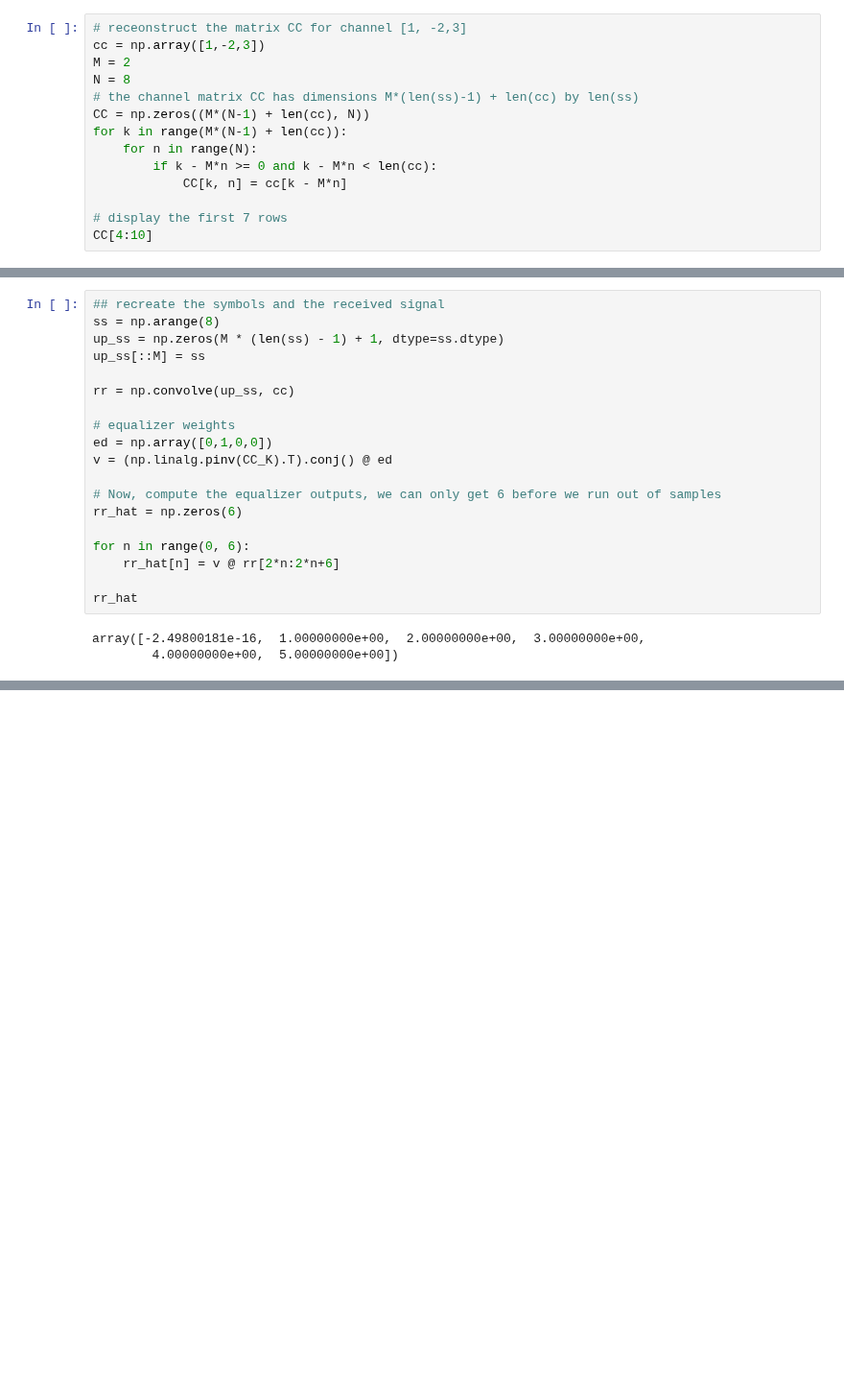
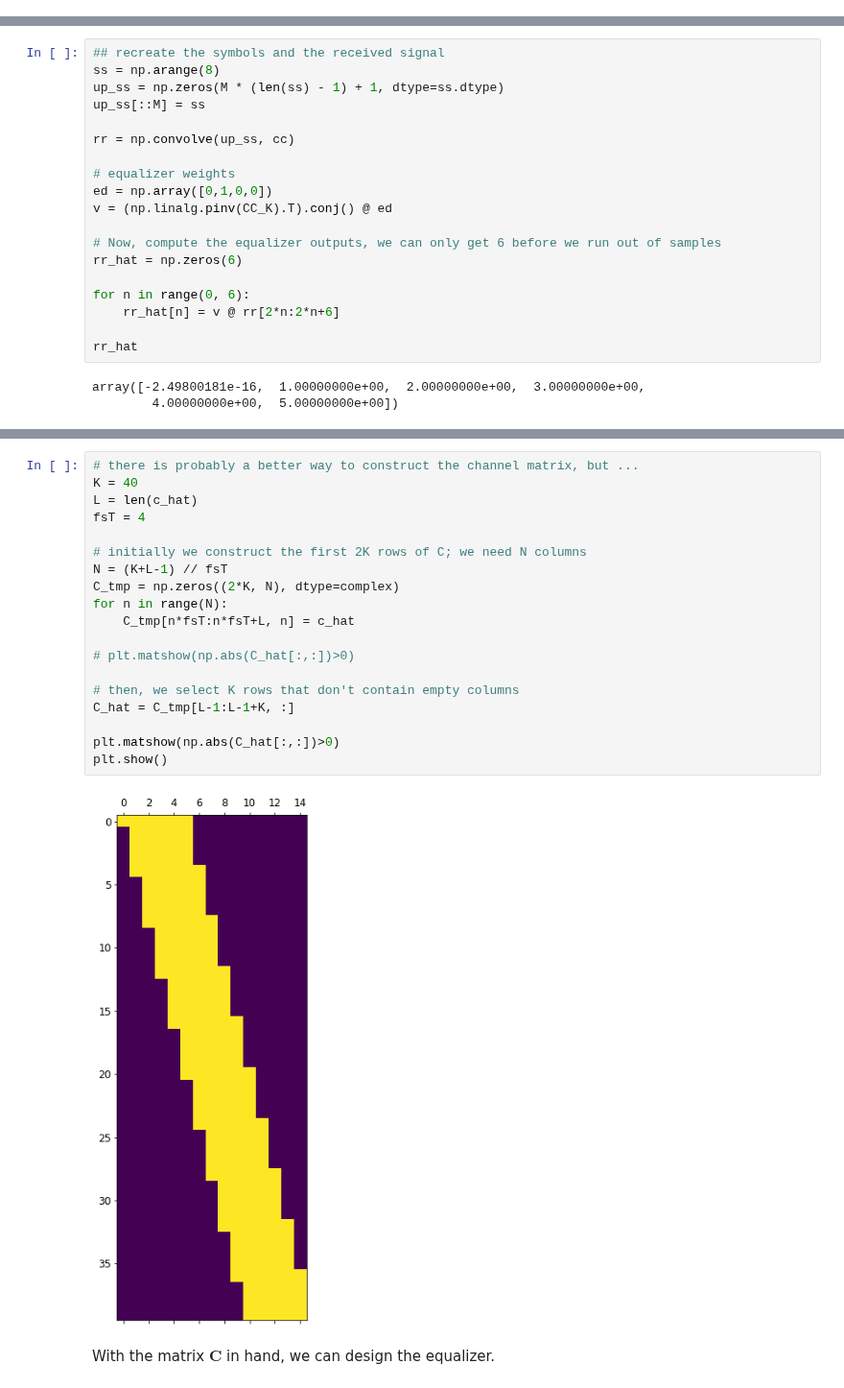
Before and after one commit to bepepa/digital_comms, a Jupyter notebook: 080_equalization.ipynb, the cells around one changed output, grey strips where cells are left out. Shown at 96% size. Saved outputs shown, nothing was run; the diff lists cells and outputs as text; blank space fills up the shorter version.

```diff
--- a/080_equalization.ipynb
+++ b/080_equalization.ipynb
@@ -496,14 +497,0 @@ are computed below.
-# %%
-# receonstruct the matrix CC for channel [1, -2,3]
-cc = np.array([1,-2,3])
-M = 2
-N = 8
-# the channel matrix CC has dimensions M*(len(ss)-1) + len(cc) by len(ss)
-CC = np.zeros((M*(N-1) + len(cc), N))
-for k in range(M*(N-1) + len(cc)):
-    for n in range(N):
-        if k - M*n >= 0 and k - M*n < len(cc):
-            CC[k, n] = cc[k - M*n]
-
-# display the first 7 rows
-CC[4:10]
@@ -611,0 +652,23 @@ array([-2.49800181e-16,  1.00000000e+00,  2.00000000e+00,  3.00000000e+00,
+# %%
+# there is probably a better way to construct the channel matrix, but ...
+K = 40
+L = len(c_hat)
+fsT = 4
+
+# initially we construct the first 2K rows of C; we need N columns
+N = (K+L-1) // fsT
+C_tmp = np.zeros((2*K, N), dtype=complex)
+for n in range(N):
+    C_tmp[n*fsT:n*fsT+L, n] = c_hat
+
+# plt.matshow(np.abs(C_hat[:,:])>0)
+
+# then, we select K rows that don't contain empty columns
+C_hat = C_tmp[L-1:L-1+K, :]
+
+plt.matshow(np.abs(C_hat[:,:])>0)
+plt.show()
+# %% [output]
+[figure, added]
+# %% [markdown]
+With the matrix $\mathbf{C}$ in hand, we can design the equalizer.
```
Also changed, not shown: parts of 51 cells of this notebook.
